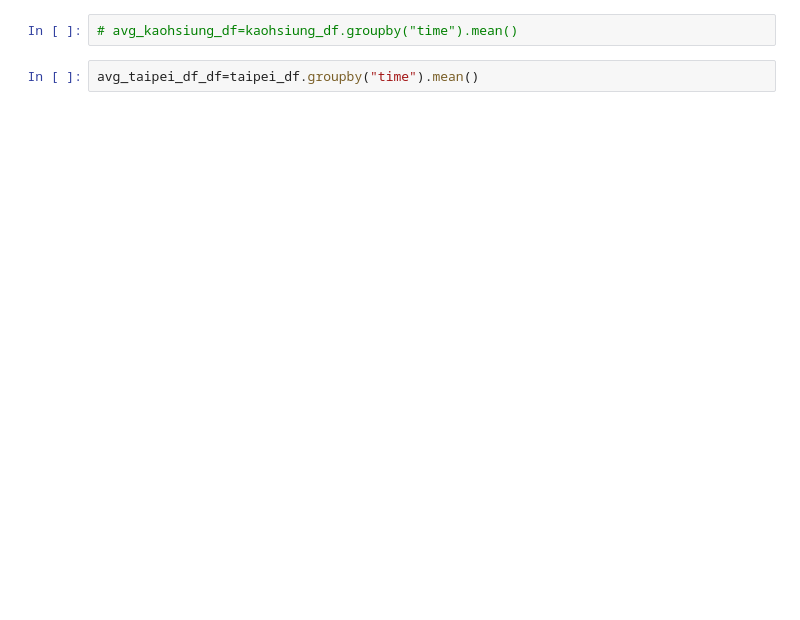
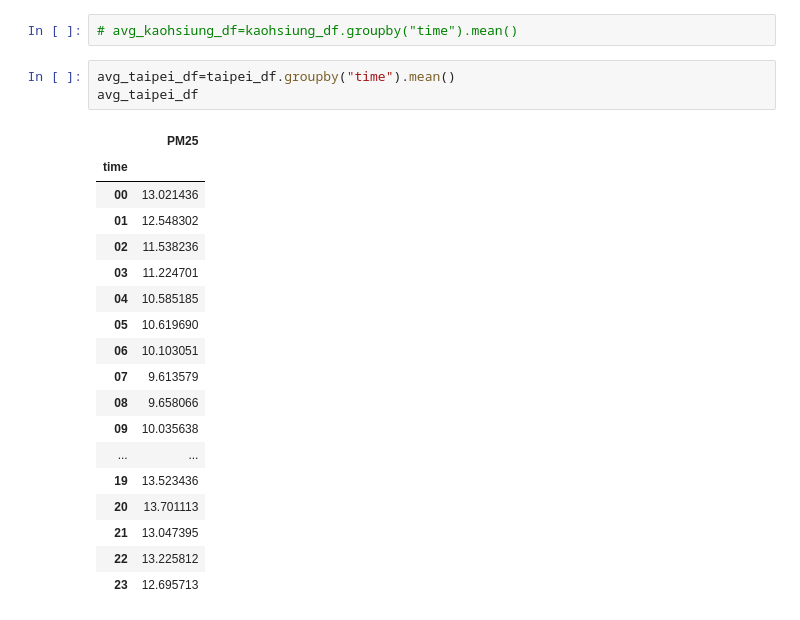
Before and after one commit to 0xdeceiverAngel/data-science-hw, a Jupyter notebook: Homework #3 .ipynb, the cells around one changed output. Saved outputs shown, nothing was run; the diff lists cells and outputs as text; blank space fills up the shorter version.

```diff
--- a/Homework #3 .ipynb
+++ b/Homework #3 .ipynb
@@ -59,7 +79,27 @@ avg_taichung_df=taichung_df.groupby("time").mean()
 # %%
 # avg_kaohsiung_df=kaohsiung_df.groupby("time").mean()
 # %%
-avg_taipei_df_df=taipei_df.groupby("time").mean()
+avg_taipei_df=taipei_df.groupby("time").mean()
+avg_taipei_df
+# %% [output]
+|  | PM25 |
+| time |  |
+| 00 | 13.021436 |
+| 01 | 12.548302 |
+| 02 | 11.538236 |
+| 03 | 11.224701 |
+| 04 | 10.585185 |
+| 05 | 10.619690 |
+| 06 | 10.103051 |
+| 07 | 9.613579 |
+| 08 | 9.658066 |
+| 09 | 10.035638 |
+| ... | ... |
+| 19 | 13.523436 |
+| 20 | 13.701113 |
+| 21 | 13.047395 |
+| 22 | 13.225812 |
+| 23 | 12.695713 |
 # %%
 plt.title("台中pm25")
 plt.ylabel("濃度")
```
Also changed, not shown: parts of 5 cells of this notebook.
